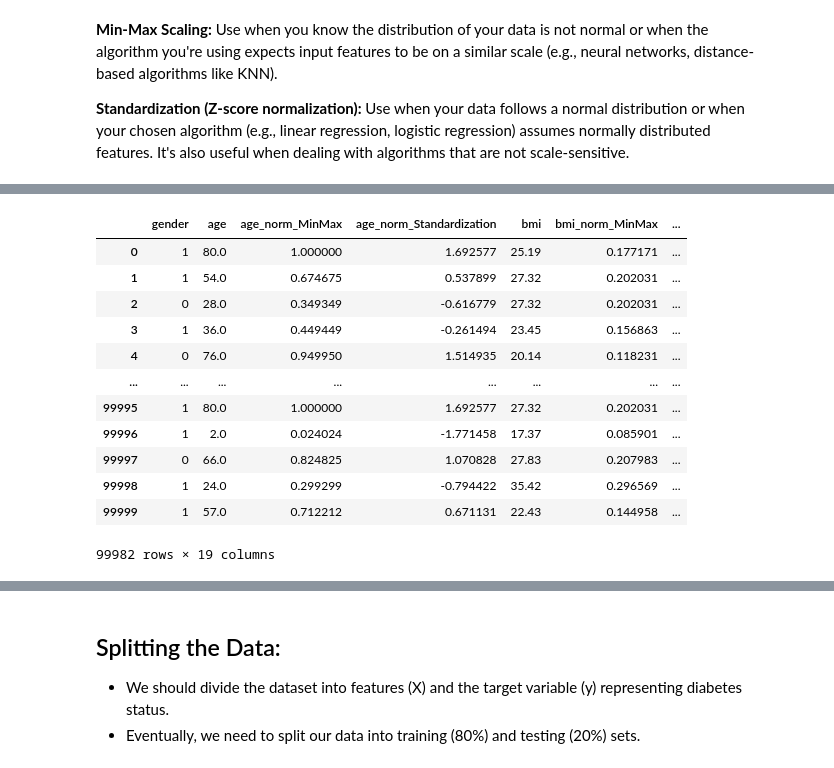
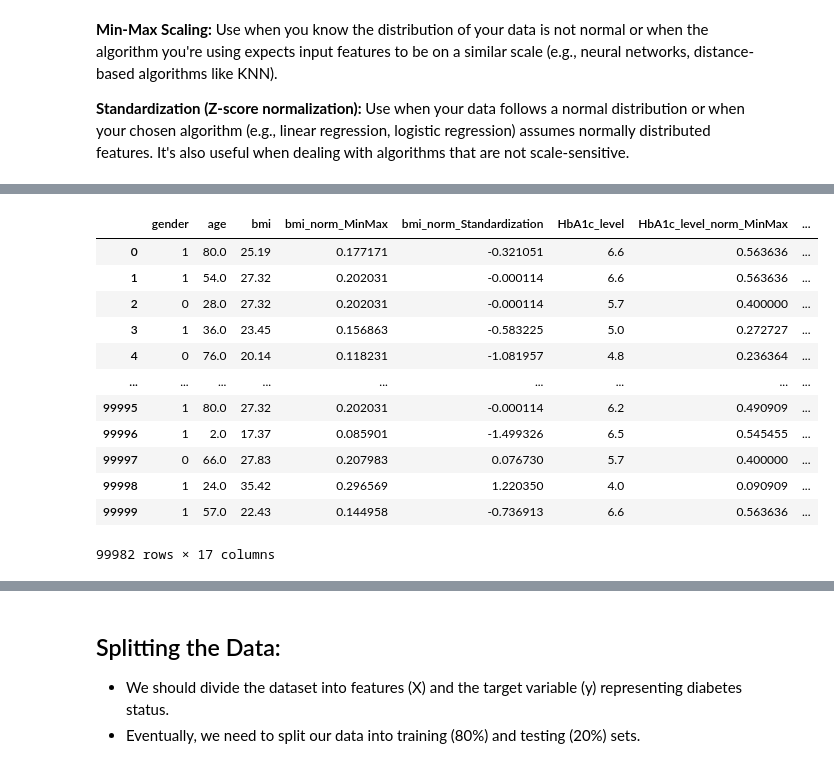
Before and after one commit to armanfeili/FDS-Final-Project, a Jupyter notebook: main.ipynb, the cells around one changed output, grey strips where cells are left out. Cells and saved outputs as stored; diff of their text form; code cells hidden in the pictures.

```diff
--- a/main.ipynb
+++ b/main.ipynb
@@ -234,7 +234,7 @@ Columns with NaN values:
 **Standardization (Z-score normalization):** Use when your data follows a normal distribution or when your chosen algorithm (e.g., linear regression, logistic regression) assumes normally distributed features. It's also useful when dealing with algorithms that are not scale-sensitive.
 # %%
 # Select columns to be normalized
-columns_to_normalize = ['age', 'bmi', 'HbA1c_level', 'blood_glucose_level']
+columns_to_normalize = ['bmi', 'HbA1c_level', 'blood_glucose_level']
 
 # Handling missing values by filling NaNs with the mean of each column
 data[columns_to_normalize] = data[columns_to_normalize].fillna(data[columns_to_normalize].mean())
@@ -258,7 +258,7 @@ standardized_new_column_names = [f"{col}_norm_Standardization" for col in column
 # Store normalized data in new columns
 data[standardized_new_column_names] = normalized_columns_standardized
 
-data
+data.head()
 # %% [output]
 |  | gender | age | hypertension | heart_disease | smoking_history | bmi | HbA1c_level | ... |
 | 0 | 1 | 80.0 | 0 | 1 | never | 25.19 | 6.6 | ... |
@@ -276,24 +269,24 @@ data
 # %%
 # Re-order the columns of the data frame
-new_column_order = ['gender', 'age', 'age_norm_MinMax', 'age_norm_Standardization', 'bmi', 'bmi_norm_MinMax', 'bmi_norm_Standardization', 'HbA1c_level', 'HbA1c_level_norm_MinMax', 'HbA1c_level_norm_Standardization', 'blood_glucose_level', 'blood_glucose_level_norm_MinMax', 'blood_glucose_level_norm_Standardization', 'smoking_history', 'is_smoker', 'been_smoker', 'hypertension', 'heart_disease', 'diabetes']
+new_column_order = ['gender', 'age', 'bmi', 'bmi_norm_MinMax', 'bmi_norm_Standardization', 'HbA1c_level', 'HbA1c_level_norm_MinMax', 'HbA1c_level_norm_Standardization', 'blood_glucose_level', 'blood_glucose_level_norm_MinMax', 'blood_glucose_level_norm_Standardization', 'smoking_history', 'is_smoker', 'been_smoker', 'hypertension', 'heart_disease', 'diabetes']
 
 # Create a new DataFrame with columns arranged in the new order
 data = data[new_column_order]
 data
 # %% [output]
-|  | gender | age | age_norm_MinMax | age_norm_Standardization | bmi | bmi_norm_MinMax | ... |
-| 0 | 1 | 80.0 | 1.000000 | 1.692577 | 25.19 | 0.177171 | ... |
-| 1 | 1 | 54.0 | 0.674675 | 0.537899 | 27.32 | 0.202031 | ... |
-| 2 | 0 | 28.0 | 0.349349 | -0.616779 | 27.32 | 0.202031 | ... |
-| 3 | 1 | 36.0 | 0.449449 | -0.261494 | 23.45 | 0.156863 | ... |
-| 4 | 0 | 76.0 | 0.949950 | 1.514935 | 20.14 | 0.118231 | ... |
-| ... | ... | ... | ... | ... | ... | ... | ... |
-| 99995 | 1 | 80.0 | 1.000000 | 1.692577 | 27.32 | 0.202031 | ... |
-| 99996 | 1 | 2.0 | 0.024024 | -1.771458 | 17.37 | 0.085901 | ... |
-| 99997 | 0 | 66.0 | 0.824825 | 1.070828 | 27.83 | 0.207983 | ... |
-| 99998 | 1 | 24.0 | 0.299299 | -0.794422 | 35.42 | 0.296569 | ... |
-| 99999 | 1 | 57.0 | 0.712212 | 0.671131 | 22.43 | 0.144958 | ... |
+|  | gender | age | bmi | bmi_norm_MinMax | bmi_norm_Standardization | HbA1c_level | HbA1c_level_norm_MinMax | ... |
+| 0 | 1 | 80.0 | 25.19 | 0.177171 | -0.321051 | 6.6 | 0.563636 | ... |
+| 1 | 1 | 54.0 | 27.32 | 0.202031 | -0.000114 | 6.6 | 0.563636 | ... |
+| 2 | 0 | 28.0 | 27.32 | 0.202031 | -0.000114 | 5.7 | 0.400000 | ... |
+| 3 | 1 | 36.0 | 23.45 | 0.156863 | -0.583225 | 5.0 | 0.272727 | ... |
+| 4 | 0 | 76.0 | 20.14 | 0.118231 | -1.081957 | 4.8 | 0.236364 | ... |
+| ... | ... | ... | ... | ... | ... | ... | ... | ... |
+| 99995 | 1 | 80.0 | 27.32 | 0.202031 | -0.000114 | 6.2 | 0.490909 | ... |
+| 99996 | 1 | 2.0 | 17.37 | 0.085901 | -1.499326 | 6.5 | 0.545455 | ... |
+| 99997 | 0 | 66.0 | 27.83 | 0.207983 | 0.076730 | 5.7 | 0.400000 | ... |
+| 99998 | 1 | 24.0 | 35.42 | 0.296569 | 1.220350 | 4.0 | 0.090909 | ... |
+| 99999 | 1 | 57.0 | 22.43 | 0.144958 | -0.736913 | 6.6 | 0.563636 | ... |
-99982 rows × 19 columns
+99982 rows × 17 columns
 # %%
 # Dropping 'smoking_history' column from the data
 data_without_smoking = data.drop('smoking_history', axis=1)
```
Also changed, not shown: parts of 6 cells of this notebook.
